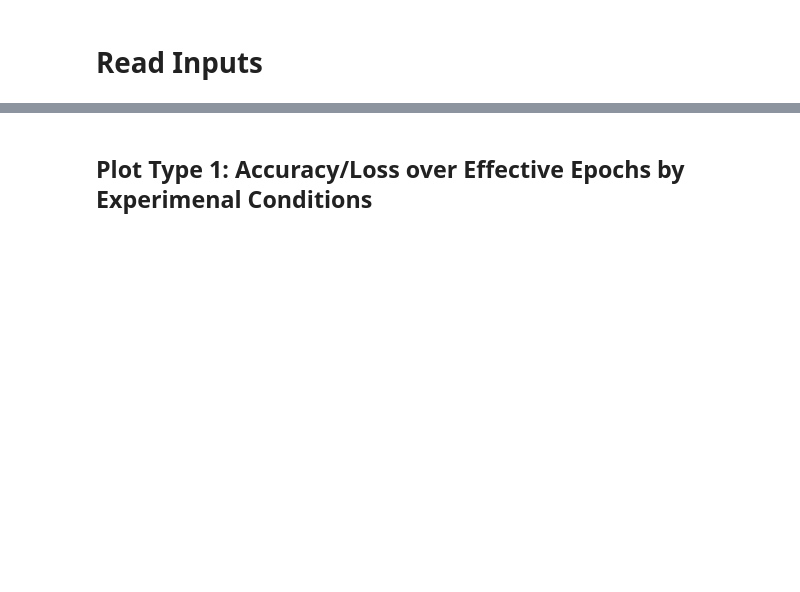
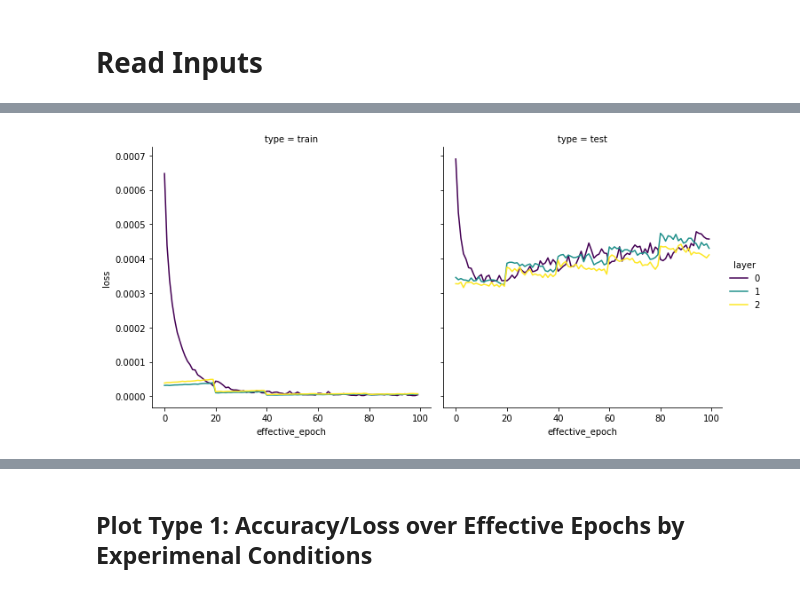
Before and after one commit to ehansen247/layerwise-nn-optimization, a Jupyter notebook: AnalyzeResults.ipynb, the cells around one changed output, grey strips where cells are left out. Saved outputs shown, nothing was run; the diff lists cells and outputs as text; code cells hidden in the pictures; blank space fills up the shorter version.

```diff
--- a/AnalyzeResults.ipynb
+++ b/AnalyzeResults.ipynb
@@ -110,43 +63,43 @@ filename2 = '2022-12-11-09-03_CNN_backprop.csv'
 # CNN ===
 
 # Experiment 1 - CIFAR 10
--
+# -
 
 # Experiment 1 - MNIST
-- '2022-12-11-12-19_CNN_layerwise.csv' (# 64 params)
-- '2022-12-11-12-35_CNN_backprop.csv' (# 64 params?)
-
-# Experiment 2 - CIFAR 10 - 512
-- '2022-12-10-22-30_MLP_layerwise.csv'
+CNN_layerwise_64_MNIST_exp1 = read_results_df('2022-12-11-12-19_CNN_layerwise')
+CNN_backprop_64_MNIST = read_results_df('2022-12-11-12-35_CNN_backprop')
 
 # Experiment 2 - CIFAR 10
-- ''
+# -
 
 # Experiment 2 - MNIST
-- '2022-12-11-08-44_CNN_layerwise.csv' (# 16 params)
-- '2022-12-11-19-17_CNN_layerwise.csv' (# 64 params)
-- '2022-12-11-09-03_CNN_backprop.csv' (# 16 params)
-- '2022-12-11-23-13_CNN_backprop' (# 64 params, expanded)
+CNN_layerwise_16_MNIST_exp2 = read_results_df('2022-12-11-08-44_CNN_layerwise')
+CNN_layerwise_64_MNIST_exp2 = read_results_df('2022-12-11-19-17_CNN_layerwise')
+CNN_backprop_16_MNIST = read_results_df('2022-12-11-09-03_CNN_backprop')
+CNN_backprop_64_MNIST_expanded = read_results_df('2022-12-11-23-13_CNN_backprop')
 
 ## MLP ===
 
 # Experiment 1 - CIFAR 10 - 512
-- '2022-12-10-18-02_MLP_layerwise'
-- '2022-12-10-02-21_MLP_backprop'
+MLP_layerwise_512_CIFAR10_exp1 = read_results_df('2022-12-10-18-02_MLP_layerwise')
+MLP_backprop_512_CIFAR10 = read_results_df('2022-12-10-02-21_MLP_backprop')
+
+# - '2022-12-10-18-02_MLP_layerwise'
+# - '2022-12-10-02-21_MLP_backprop'
 
 # Experiment 1 - MNIST - 512
-- '2022-12-11-03-04_MLP_layerwise'
-- '2022-12-11-03-19_MLP_backprop'
+MLP_layerwise_512_MNIST_exp1 = read_results_df('2022-12-11-03-04_MLP_layerwise')
+MLP_backprop_512_MNIST = read_results_df('2022-12-11-03-19_MLP_backprop')
 
 # Experiment 1 - MNIST - 128
-- '2022-12-11-06-30_MLP_layerwise'
+MLP_layerwise_128_MNIST_exp1 = read_results_df('2022-12-11-06-30_MLP_layerwise')
 
 # Experiment 2 - CIFAR 10 - 512
-- '2022-12-10-22-30_MLP_layerwise.csv'
+MLP_layerwise_512_CIFAR10_exp2 = read_results_df('2022-12-10-22-30_MLP_layerwise')
 
 # Experiment 2 - MNIST - 512
-- '2022-12-11-04-30_MLP_layerwise'
+MLP_layerwise_512_MNIST_exp2 = read_results_df('2022-12-10-22-30_MLP_layerwise')
 
 # Experiment 2 - MNIST - 128
-- "2022-12-11-04-13_MLP_layerwise.csv"
-- "2022-12-11-04-41_MLP_backprop.csv"
+MLP_layerwise_128_MNIST_exp2 = read_results_df('2022-12-11-04-13_MLP_layerwise')
+MLP_backprop_128_MNIST = read_results_df('2022-12-11-04-41_MLP_backprop')
@@ -180,0 +116,4 @@ cnn_c1_layerwise_df.iloc[:30, 4:20]
+# %%
+plot_cross_layer_results(MLP_layerwise_128_MNIST_exp2, y='loss', filename='MLP_layerwise_128_MNIST_exp2_crosslayer_loss')
+# %% [output]
+[figure, added]
```
Also changed, not shown: parts of 35 cells of this notebook, 14 other files.
